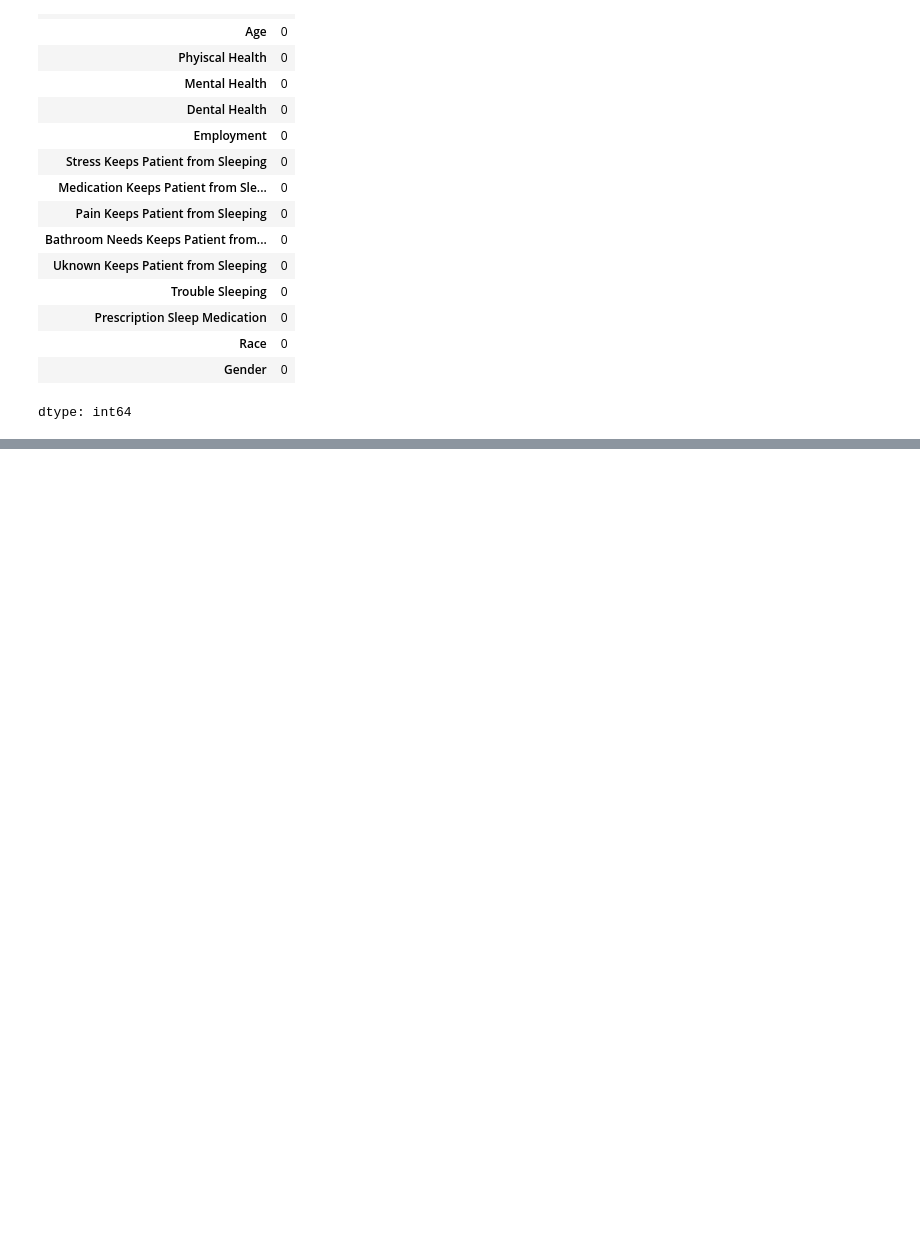
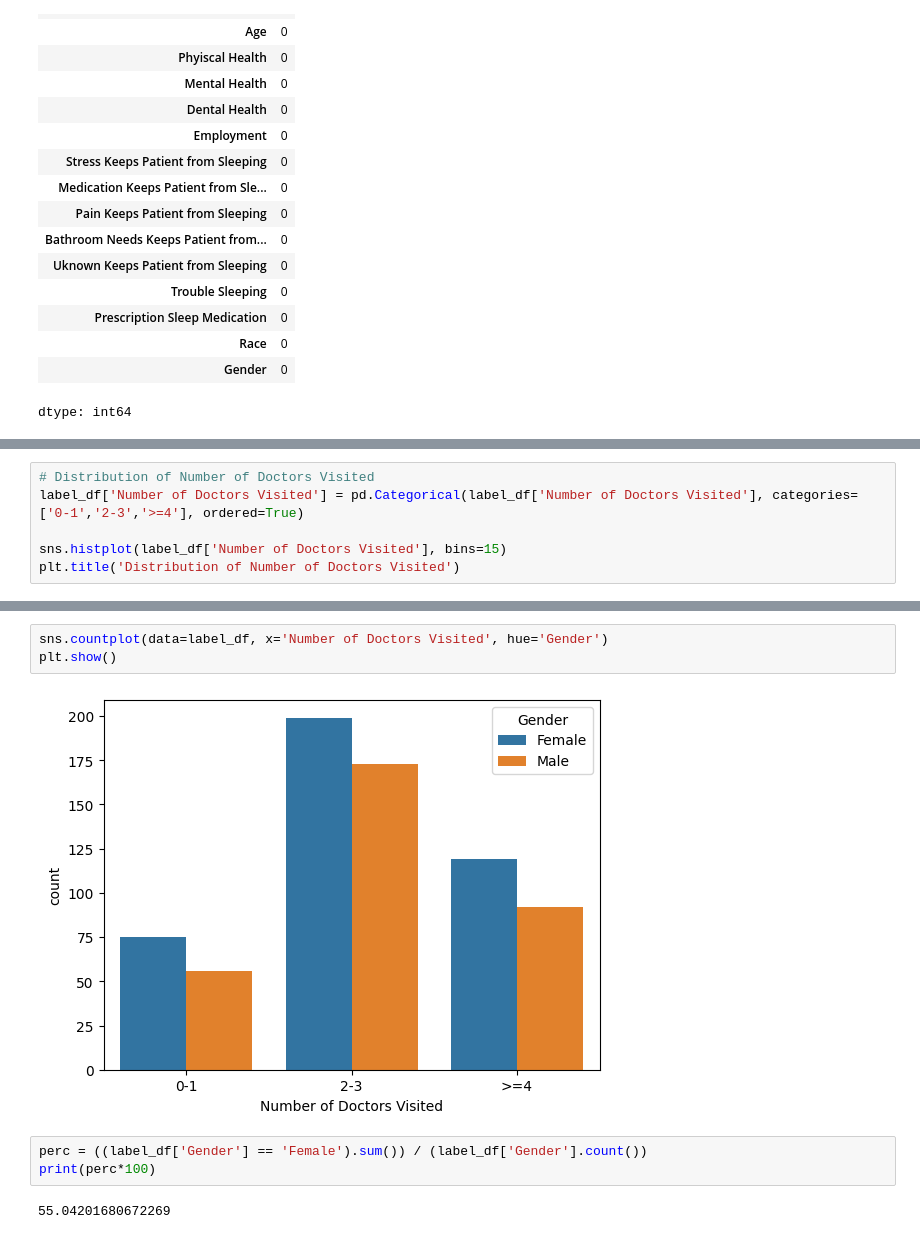
Before and after one commit to tracyhua2/DS3001, a Jupyter notebook: Final Project/DS3001_EDA.ipynb, the cells around one changed output, grey strips where cells are left out. Cells and saved outputs as stored; diff of their text form; blank space fills up the shorter version.

```diff
--- a/Final Project/DS3001_EDA.ipynb
+++ b/Final Project/DS3001_EDA.ipynb
@@ -71,0 +172,6 @@ print(y.head())
+# %%
+# Distribution of Number of Doctors Visited
+label_df['Number of Doctors Visited'] = pd.Categorical(label_df['Number of Doctors Visited'], categories=['0-1','2-3','>=4'], ordered=True)
+
+sns.histplot(label_df['Number of Doctors Visited'], bins=15)
+plt.title('Distribution of Number of Doctors Visited')
@@ -71,0 +183,10 @@ print(y.head())
+# %%
+sns.countplot(data=label_df, x='Number of Doctors Visited', hue='Gender')
+plt.show()
+# %% [output]
+[figure, added]
+# %%
+perc = ((label_df['Gender'] == 'Female').sum()) / (label_df['Gender'].count())
+print(perc*100)
+# %% [output]
+55.04201680672269
```
Also changed, not shown: parts of 15 cells of this notebook.
